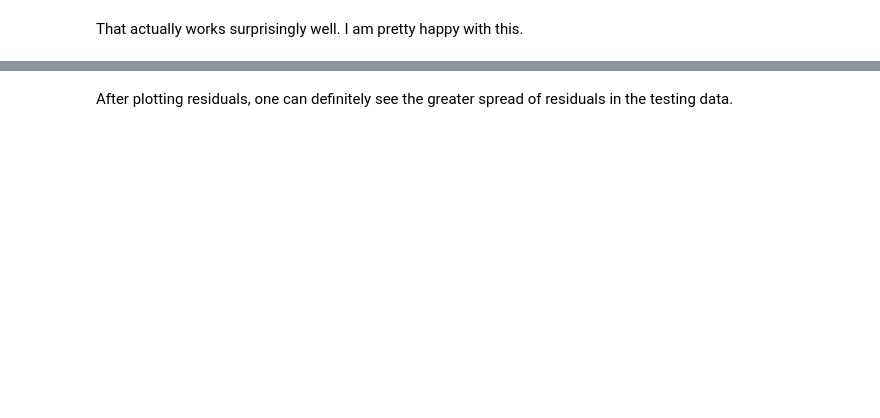
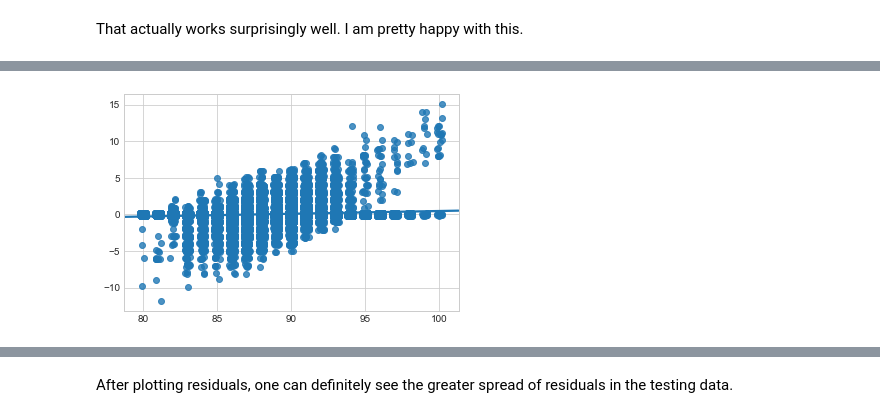
Before and after one commit to tcbrekke/bootcamp-final-project, a Jupyter notebook: aaron-nlp_working_model.ipynb, the cells around one changed output, grey strips where cells are left out. Saved outputs shown, nothing was run; the diff lists cells and outputs as text; code cells hidden in the pictures; blank space fills up the shorter version.

```diff
--- a/aaron-nlp_working_model.ipynb
+++ b/aaron-nlp_working_model.ipynb
@@ -445,3 +436,8 @@ plt.show()
+# %%
+#let's plot the same data using Seaborn to introduce a jitter to better visualize the density of results
+ax = sns.regplot(sgdc.predict(X_train_tfidf), sgdc.predict(X_train_tfidf) - y_train, x_jitter=.2, y_jitter=.2)
+# %% [output]
+[figure, added]
 # %%
 #Next let's plot testing data residuals
 plt.scatter(sgdc.predict(X_test_tfidf), sgdc.predict(X_test_tfidf) - y_test, edgecolor="black", alpha=.4, label="Testing Data")
```
Also changed, not shown: parts of 12 cells of this notebook, 2 other files.
